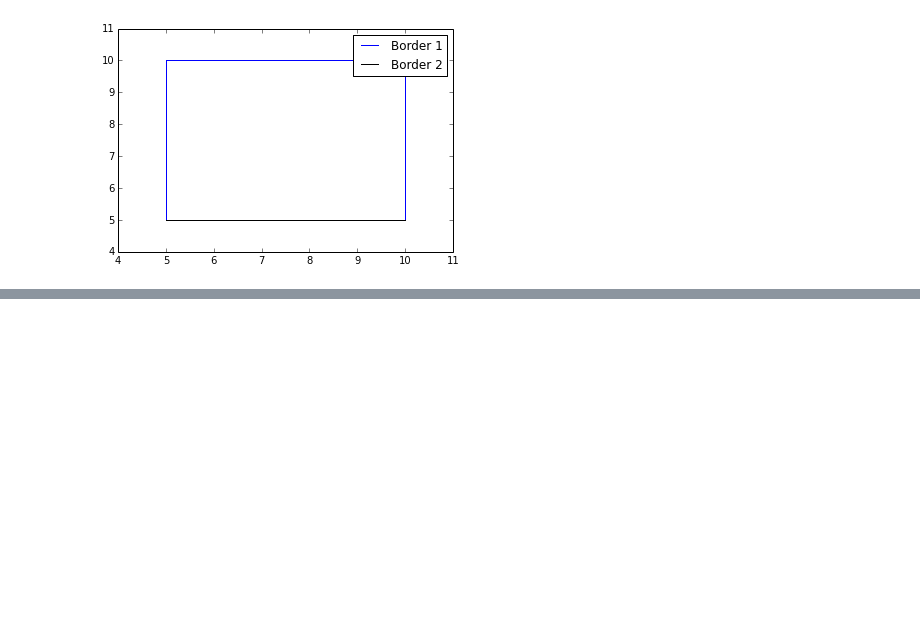
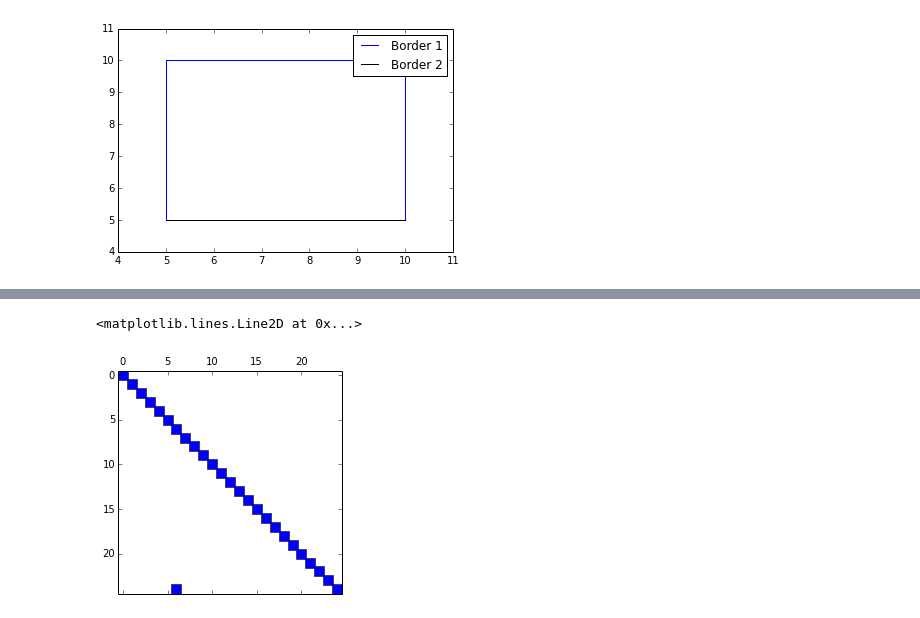
Before and after one commit to dlilien/ess_523, a Jupyter notebook: 524_mesh_demo.ipynb, the cells around one changed output, grey strips where cells are left out. Cells and saved outputs as stored; diff of their text form; code cells hidden in the pictures; blank space fills up the shorter version.

Commit message:
Now we can make a sparse matrix!

```diff
--- a/524_mesh_demo.ipynb
+++ b/524_mesh_demo.ipynb
@@ -41,0 +70,5 @@ tm.PlotMesh(axis=[4, 11, 4, 11])
+# %%
+plt.spy(tm.matrix)
+# %% [output]
+<matplotlib.lines.Line2D at 0x...>
+[figure, added]
```
Also changed, not shown: parts of 6 cells of this notebook, 1 other file.
